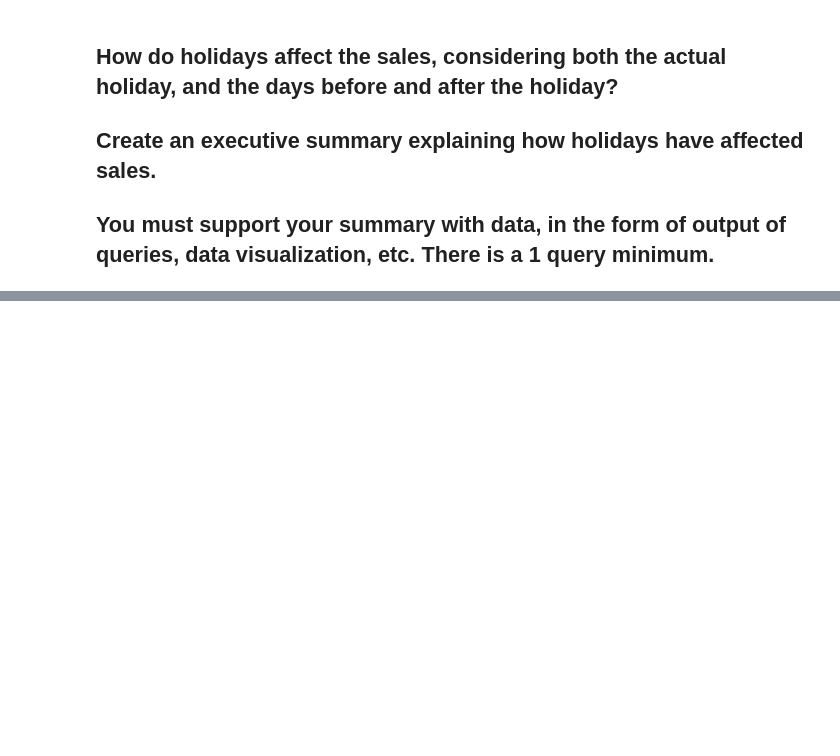
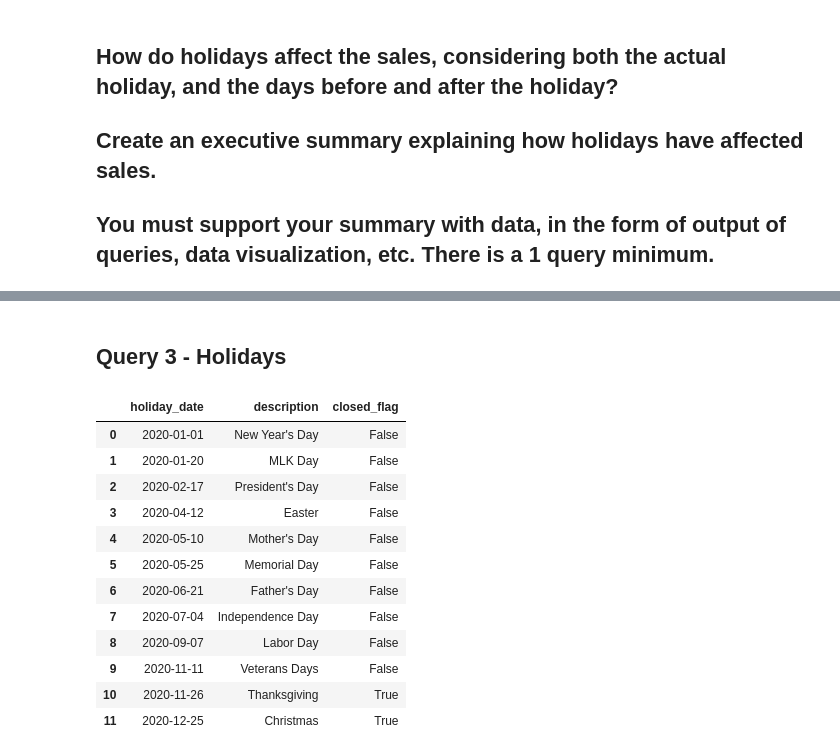
Before and after one commit to jvgalvin/Portfolio, a Jupyter notebook: project_1_4.ipynb, the cells around one changed output, grey strips where cells are left out. Cells and saved outputs as stored; diff of their text form; code cells hidden in the pictures; blank space fills up the shorter version.

```diff
--- a/project_1_4.ipynb
+++ b/project_1_4.ipynb
@@ -156,0 +157,29 @@ df
+# %% [markdown]
+## Query 3 - Holidays
+# %%
+rollback_before_flag = True
+rollback_after_flag = True
+
+query = """
+
+select *
+from holidays
+
+"""
+
+df3 = my_select_query_pandas(query, rollback_before_flag, rollback_after_flag)
+df3
+# %% [output]
+|  | holiday_date | description | closed_flag |
+| 0 | 2020-01-01 | New Year's Day | False |
+| 1 | 2020-01-20 | MLK Day | False |
+| 2 | 2020-02-17 | President's Day | False |
+| 3 | 2020-04-12 | Easter | False |
+| 4 | 2020-05-10 | Mother's Day | False |
+| 5 | 2020-05-25 | Memorial Day | False |
+| 6 | 2020-06-21 | Father's Day | False |
+| 7 | 2020-07-04 | Independence Day | False |
+| 8 | 2020-09-07 | Labor Day | False |
+| 9 | 2020-11-11 | Veterans Days | False |
+| 10 | 2020-11-26 | Thanksgiving | True |
+| 11 | 2020-12-25 | Christmas | True |
```
Also changed, not shown: parts of 21 cells of this notebook.
